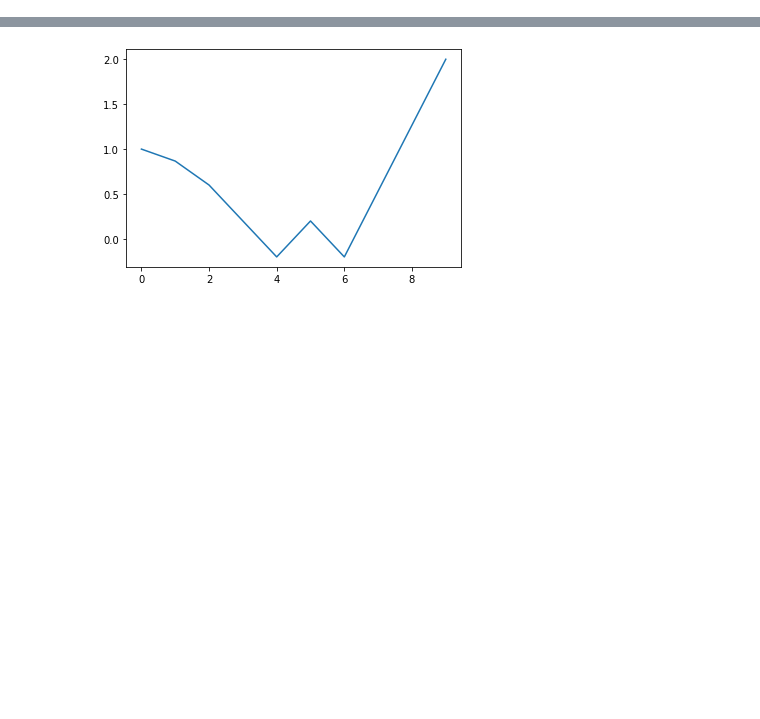
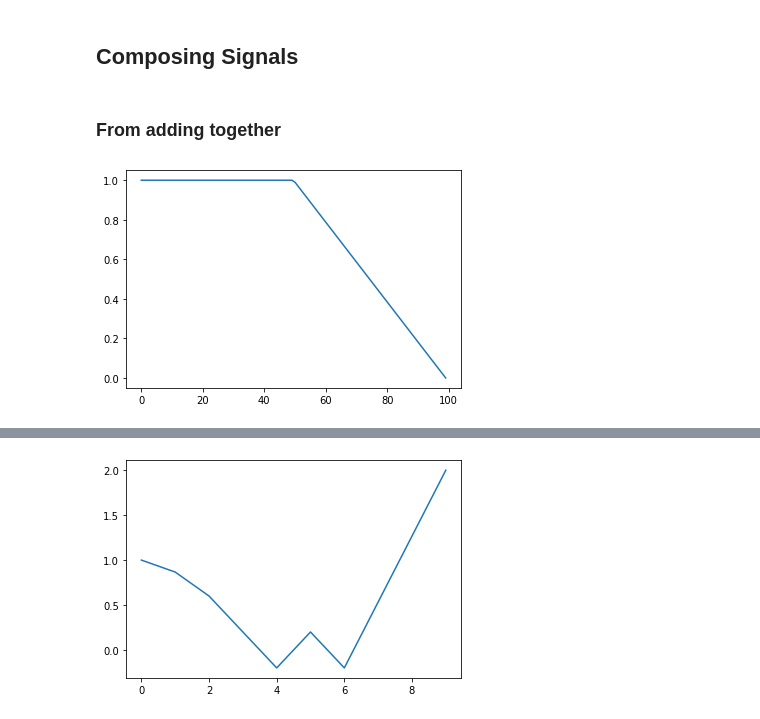
Before and after one commit to danlessa/signal_composer, a Jupyter notebook: examples/simple_signal.ipynb, the cells around one changed output, grey strips where cells are left out. Saved outputs shown, nothing was run; the diff lists cells and outputs as text; code cells hidden in the pictures; blank space fills up the shorter version.

```diff
--- a/examples/simple_signal.ipynb
+++ b/examples/simple_signal.ipynb
@@ -6,0 +39,11 @@ import matplotlib.pyplot as plt
+# %% [markdown]
+## Composing Signals
+# %% [markdown]
+### From adding together
+# %%
+signal_1 = Signal([1, 1])
+signal_2 = Signal([1, 0])
+composed_signal = signal_1 + signal_2
+plot_signal(composed_signal)
+# %% [output]
+[figure, added]
```
Also changed, not shown: parts of 14 cells of this notebook, 3 other files.
